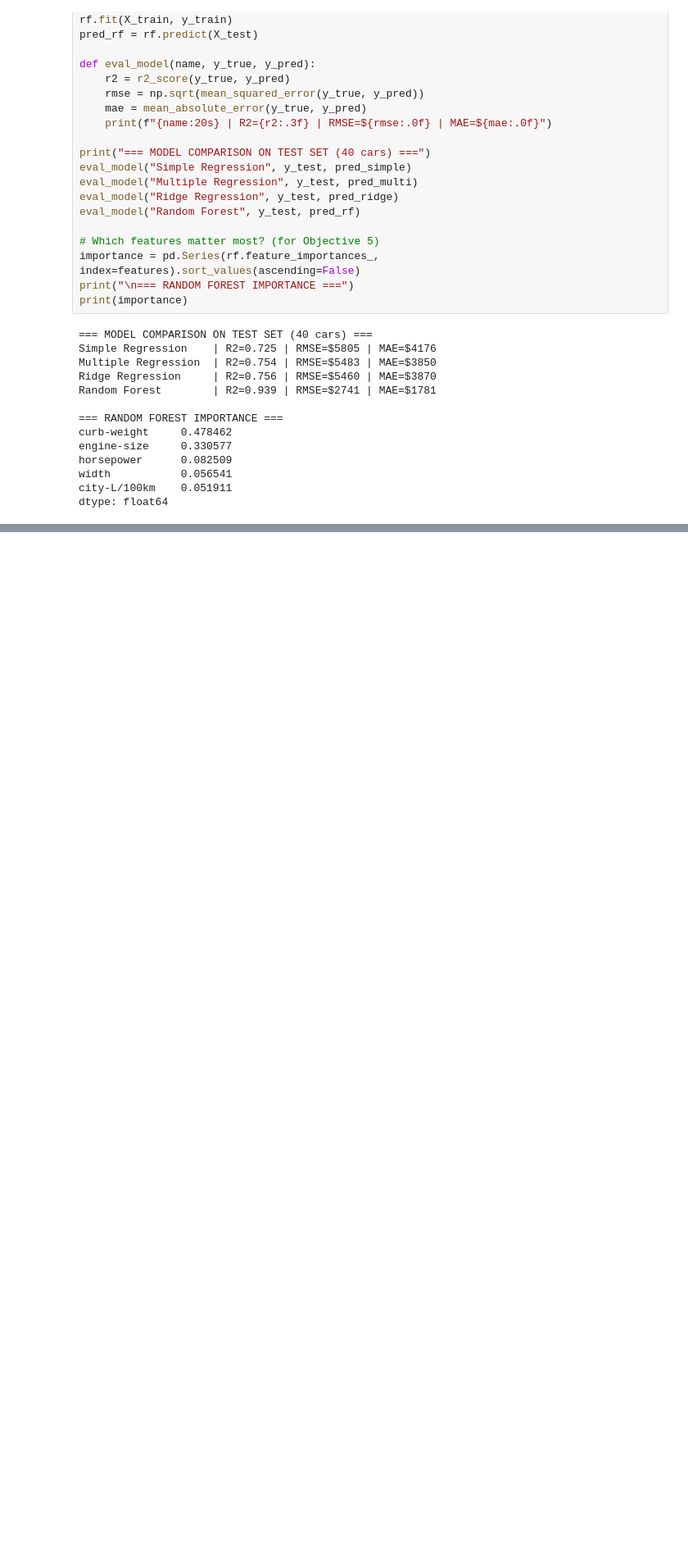
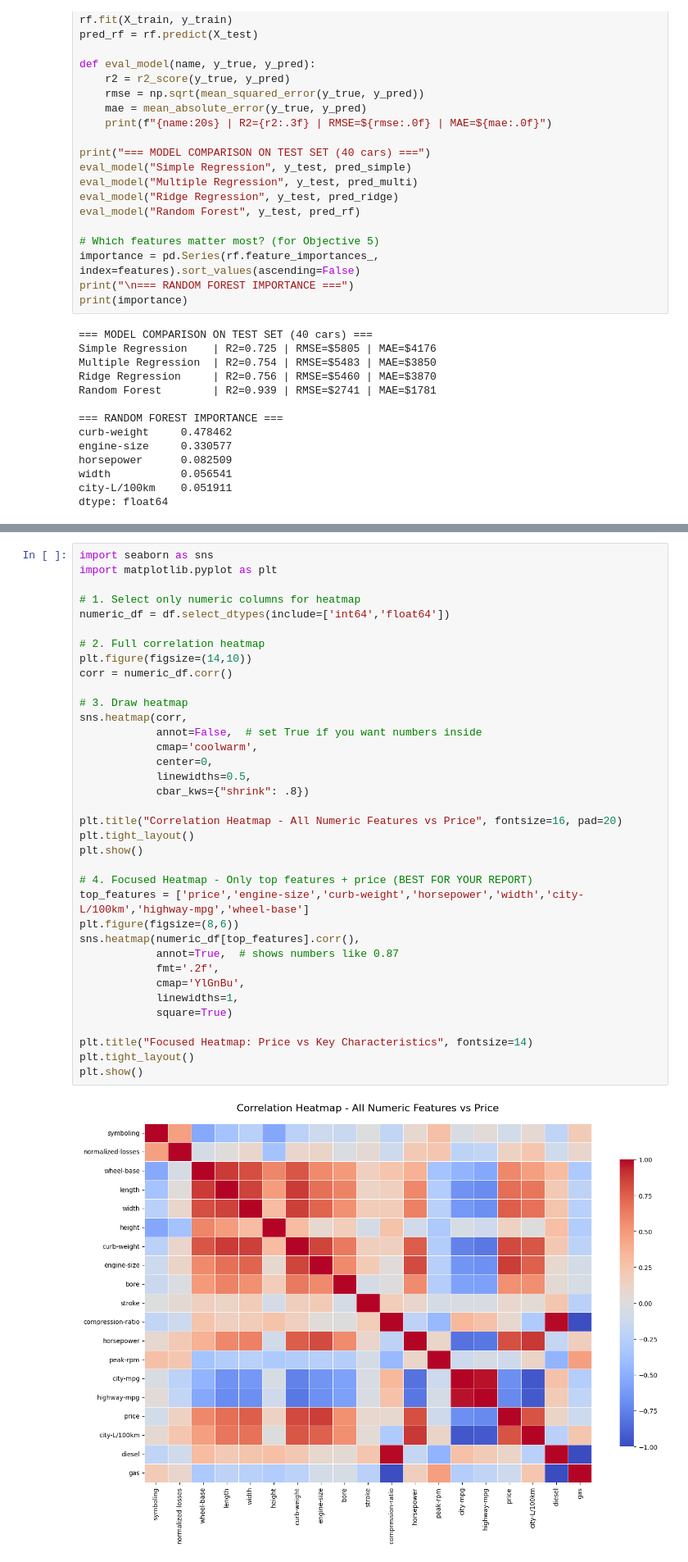
Before and after one commit to ks148678-beep/Data-Warehousing-and-Data-Mining, a Jupyter notebook: correlation_and_regression.ipynb, the cells around one changed output, grey strips where cells are left out. Shown at 82% size. Cells and saved outputs as stored; diff of their text form; blank space fills up the shorter version.

```diff
--- a/correlation_and_regression.ipynb
+++ b/correlation_and_regression.ipynb
@@ -139,0 +173,38 @@ plt.show()
+# %%
+import seaborn as sns
+import matplotlib.pyplot as plt
+
+# 1. Select only numeric columns for heatmap
+numeric_df = df.select_dtypes(include=['int64','float64'])
+
+# 2. Full correlation heatmap
+plt.figure(figsize=(14,10))
+corr = numeric_df.corr()
+
+# 3. Draw heatmap
+sns.heatmap(corr,
+            annot=False,  # set True if you want numbers inside
+            cmap='coolwarm',
+            center=0,
+            linewidths=0.5,
+            cbar_kws={"shrink": .8})
+
+plt.title("Correlation Heatmap - All Numeric Features vs Price", fontsize=16, pad=20)
+plt.tight_layout()
+plt.show()
+
+# 4. Focused Heatmap - Only top features + price (BEST FOR YOUR REPORT)
+top_features = ['price','engine-size','curb-weight','horsepower','width','city-L/100km','highway-mpg','wheel-base']
+plt.figure(figsize=(8,6))
+sns.heatmap(numeric_df[top_features].corr(),
+            annot=True,  # shows numbers like 0.87
+            fmt='.2f',
+            cmap='YlGnBu',
+            linewidths=1,
+            square=True)
+
+plt.title("Focused Heatmap: Price vs Key Characteristics", fontsize=14)
+plt.tight_layout()
+plt.show()
+# %% [output]
+[figure, added]
```
Also changed, not shown: parts of 5 cells of this notebook.
